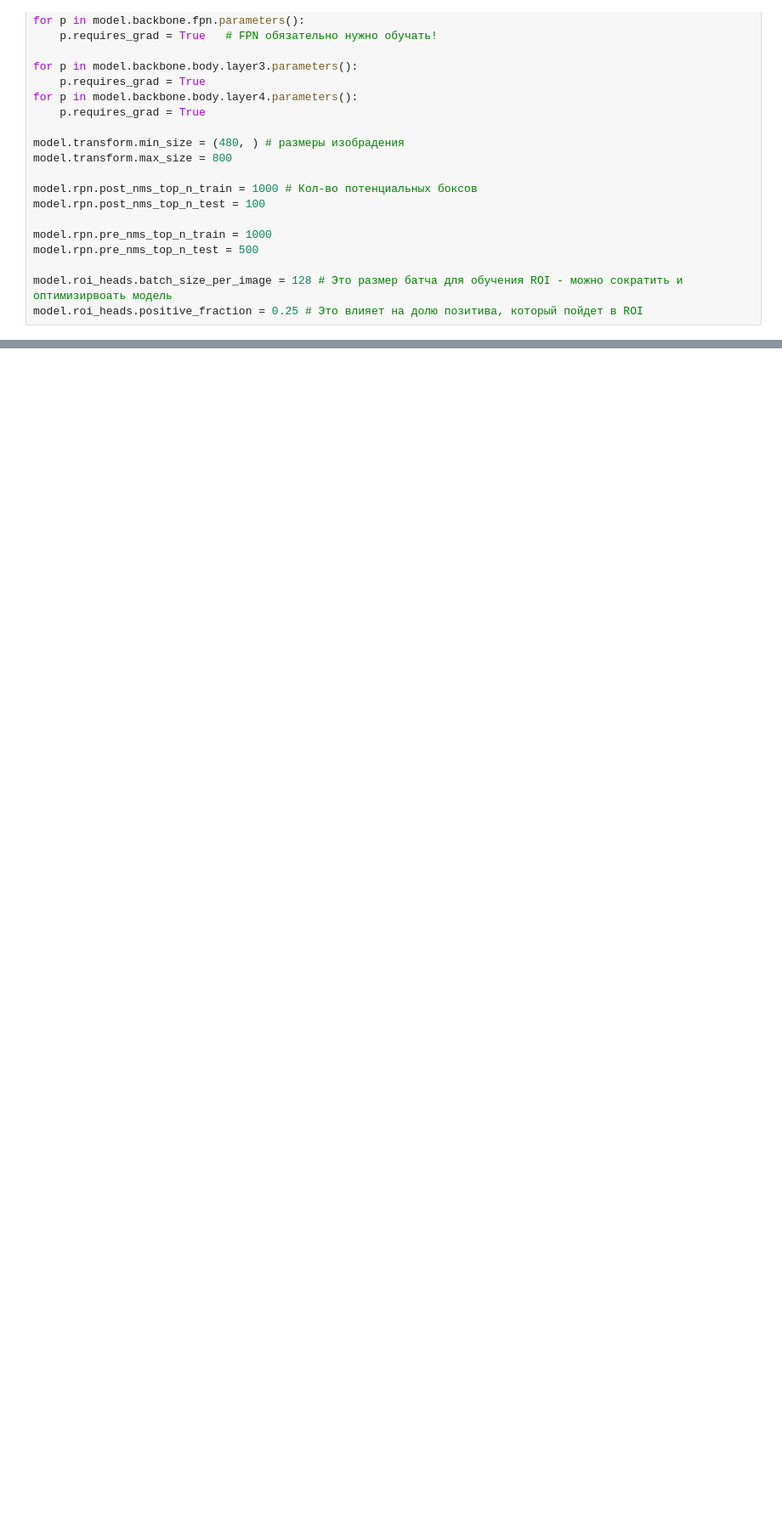
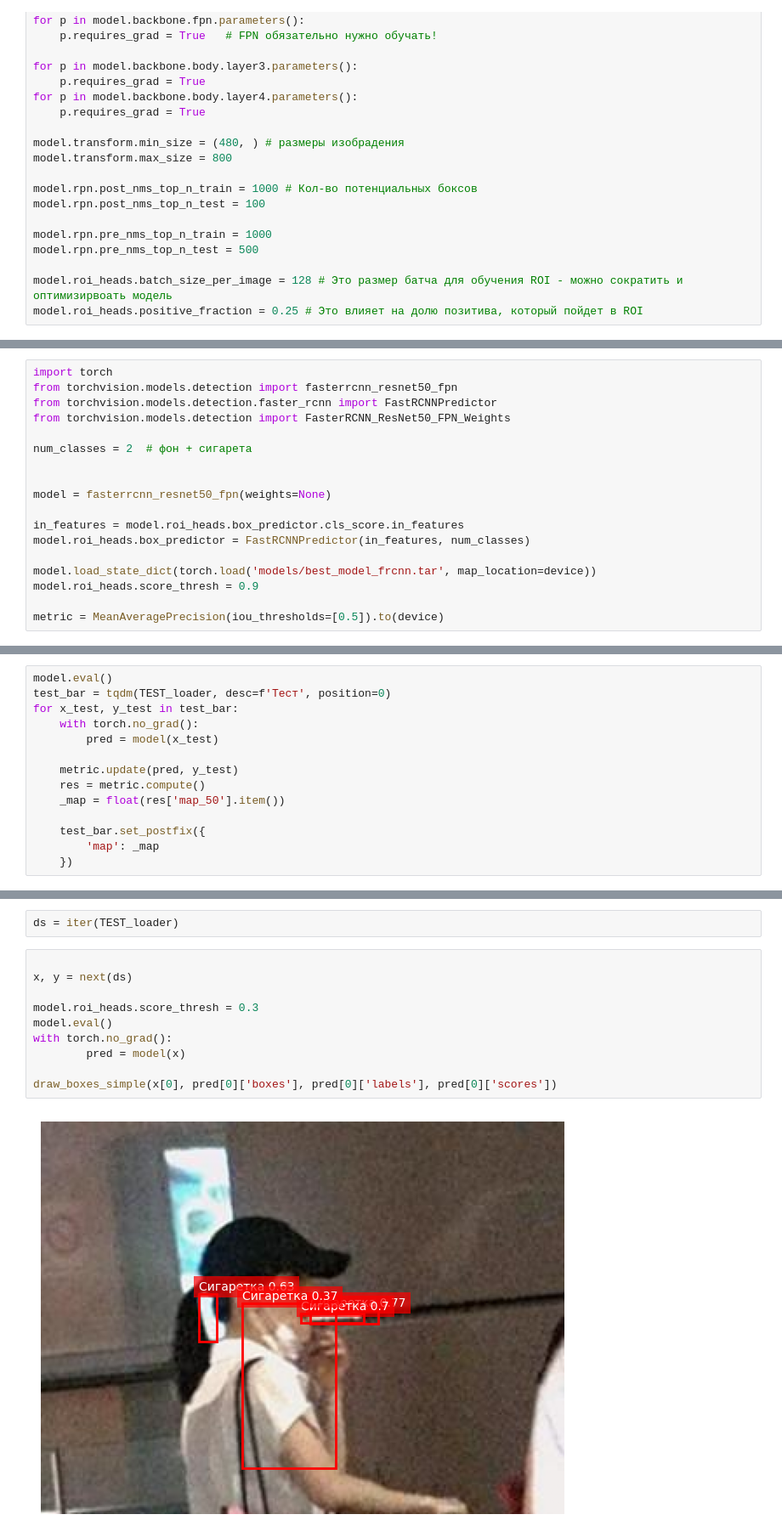
Before and after one commit to AbsltRaDu/smoking_person_detection, a Jupyter notebook: Faster_RCNN_exp.ipynb, the cells around one changed output, grey strips where cells are left out. Shown: that part at 85% size. Cells and saved outputs as stored; diff of their text form; blank space fills up the shorter version.

Commit message:
Провел тесты FRCNN

```diff
--- a/Faster_RCNN_exp.ipynb
+++ b/Faster_RCNN_exp.ipynb
@@ -209,0 +248,18 @@ for epoch in range(epochs):
+# %%
+import torch
+from torchvision.models.detection import fasterrcnn_resnet50_fpn
+from torchvision.models.detection.faster_rcnn import FastRCNNPredictor
+from torchvision.models.detection import FasterRCNN_ResNet50_FPN_Weights
+
+num_classes = 2  # фон + сигарета
+
+
+model = fasterrcnn_resnet50_fpn(weights=None)
+
+in_features = model.roi_heads.box_predictor.cls_score.in_features
+model.roi_heads.box_predictor = FastRCNNPredictor(in_features, num_classes)
+
+model.load_state_dict(torch.load('models/best_model_frcnn.tar', map_location=device))
+model.roi_heads.score_thresh = 0.9
+
+metric = MeanAveragePrecision(iou_thresholds=[0.5]).to(device)
@@ -209,0 +280,14 @@ for epoch in range(epochs):
+# %%
+model.eval()
+test_bar = tqdm(TEST_loader, desc=f'Тест', position=0)
+for x_test, y_test in test_bar:
+    with torch.no_grad():
+        pred = model(x_test)
+
+    metric.update(pred, y_test)
+    res = metric.compute()
+    _map = float(res['map_50'].item())
+
+    test_bar.set_postfix({
+        'map': _map
+    })
@@ -209,0 +296,14 @@ for epoch in range(epochs):
+# %%
+ds = iter(TEST_loader)
+# %%
+
+x, y = next(ds)
+
+model.roi_heads.score_thresh = 0.3
+model.eval()
+with torch.no_grad():
+        pred = model(x)
+
+draw_boxes_simple(x[0], pred[0]['boxes'], pred[0]['labels'], pred[0]['scores'])
+# %% [output]
+[figure, added]
```
Also changed, not shown: parts of 12 cells of this notebook, 43 other files.
